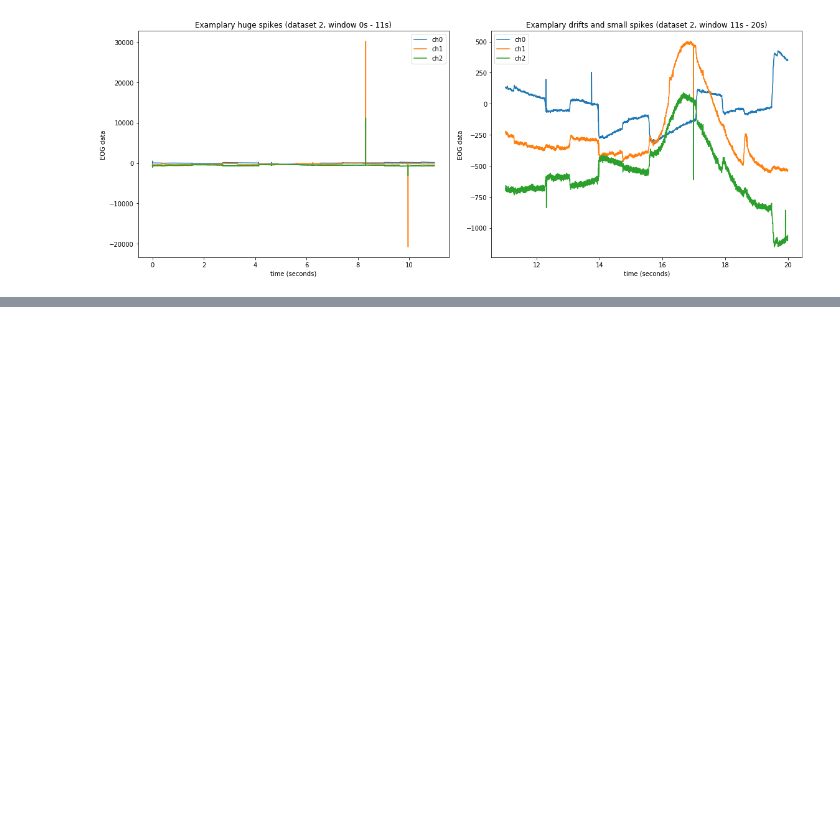
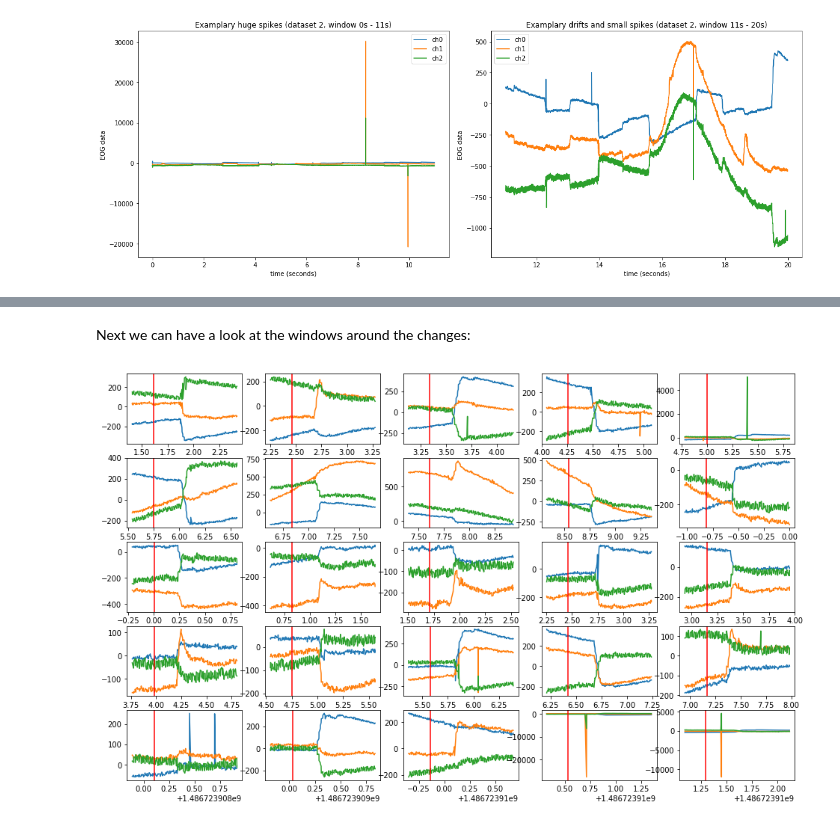
Before and after one commit to jleugeri/traumschreiber_EOG, a Jupyter notebook: patrick/data_analysis.ipynb, the cells around one changed output, grey strips where cells are left out. Cells and saved outputs as stored; diff of their text form; code cells hidden in the pictures; blank space fills up the shorter version.

Commit message:
Start with stimulus analysis

```diff
--- a/patrick/data_analysis.ipynb
+++ b/patrick/data_analysis.ipynb
@@ -216,0 +220,22 @@ plt.tight_layout()
+# %%
+stimulus_idxs = []
+for data in valid_datasets:
+    idxs = []
+    old_point = data[0, coord_idx]
+    for t in range(data.shape[0]):
+        new_point = data[t, coord_idx]
+        if any(old_point != new_point):
+            idxs.append(t)
+            old_point = new_point
+    stimulus_idxs.append(np.array(idxs))
+# %% [markdown]
+Next we can have a look at the windows around the changes:
+# %%
+for i, stim_idx in enumerate(stimulus_idxs[0][:25]):
+    eog = valid_datasets[0][stim_idx-50:stim_idx+200, eog_idx]
+    times = valid_datasets[0][stim_idx-50:stim_idx+200, time_idx]
+    plt.subplot(5, 5, i+1)
+    plt.plot(times, eog)
+    plt.axvline(times[50], color='r')
+# %% [output]
+[figure, added]
```
Also changed, not shown: parts of 1 cell of this notebook.
